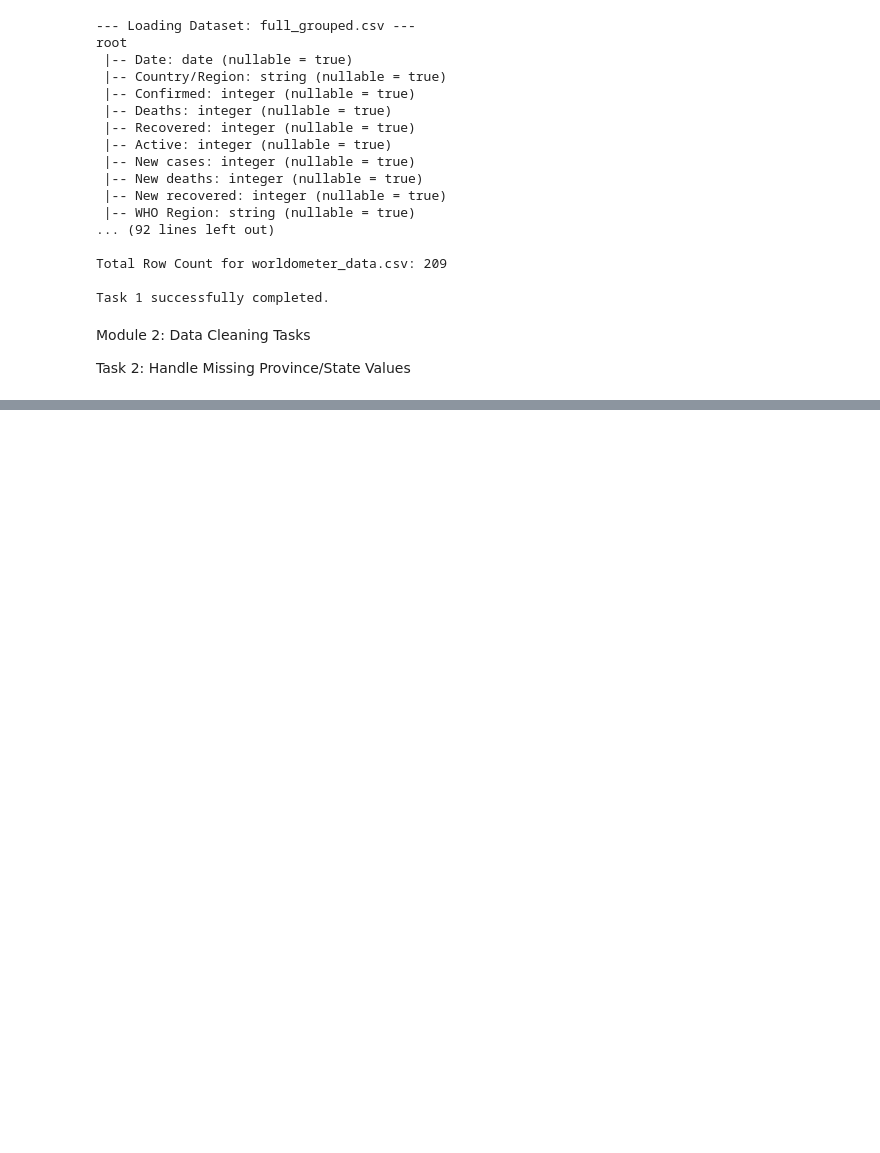
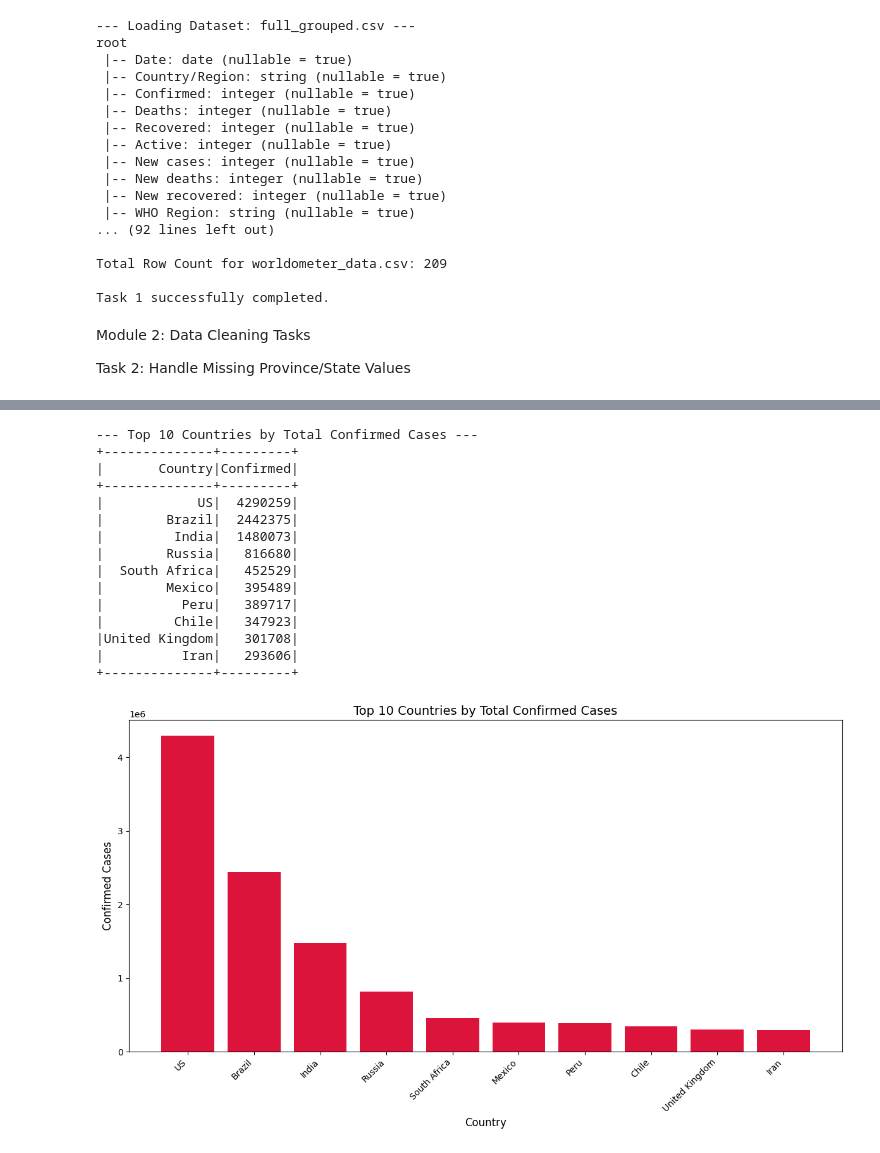
Before and after one commit to DP870/PySpark_Covid_Data_Analysis, a Jupyter notebook: spark.ipynb, the cells around one changed output, grey strips where cells are left out. Cells and saved outputs as stored; diff of their text form; code cells hidden in the pictures; blank space fills up the shorter version.

```diff
--- a/spark.ipynb
+++ b/spark.ipynb
@@ -44,7 +44,7 @@ from pyspark.sql import SparkSession
 # %%
 # Initialize the Spark Session
 spark = SparkSession.builder \
-    .appName("Covid19_Analysis_Task1") \
+    .appName("Covid19_Analysis") \
     .getOrCreate()
 # %%
 # List of CSV files to be loaded
@@ -148,0 +282,48 @@ Remaining Nulls in Province/State: 0
+# %%
+from pyspark.sql.functions import col
+import matplotlib.pyplot as plt
+
+# 1. Load the country-wise latest dataset
+df_country_wise = spark.read.csv("country_wise_latest.csv", header=True, inferSchema=True)
+
+# 2. Select, Sort, and Limit to Top 10
+# Concept: orderBy() and limit()
+df_top_10 = df_country_wise.select(col("Country/Region").alias("Country"), "Confirmed") \
+    .orderBy(col("Confirmed").desc()) \
+    .limit(10)
+
+# 3. Output the table
+print("--- Top 10 Countries by Total Confirmed Cases ---")
+df_top_10.show()
+
+# 4. Visualization: Bar Chart
+# Convert to Pandas for plotting
+pandas_df = df_top_10.toPandas()
+
+plt.figure(figsize=(12, 7))
+plt.bar(pandas_df["Country"], pandas_df["Confirmed"], color='crimson')
+plt.xlabel("Country", fontsize=12)
+plt.ylabel("Confirmed Cases", fontsize=12)
+plt.title("Top 10 Countries by Total Confirmed Cases", fontsize=14)
+plt.xticks(rotation=45, ha='right')
+plt.tight_layout()
+
+# Save or show the plot
+plt.show()
+# %% [output]
+--- Top 10 Countries by Total Confirmed Cases ---
++--------------+---------+
+|       Country|Confirmed|
++--------------+---------+
+|            US|  4290259|
+|        Brazil|  2442375|
+|         India|  1480073|
+|        Russia|   816680|
+|  South Africa|   452529|
+|        Mexico|   395489|
+|          Peru|   389717|
+|         Chile|   347923|
+|United Kingdom|   301708|
+|          Iran|   293606|
++--------------+---------+
+[figure, added]
```
Also changed, not shown: parts of 42 cells of this notebook.
